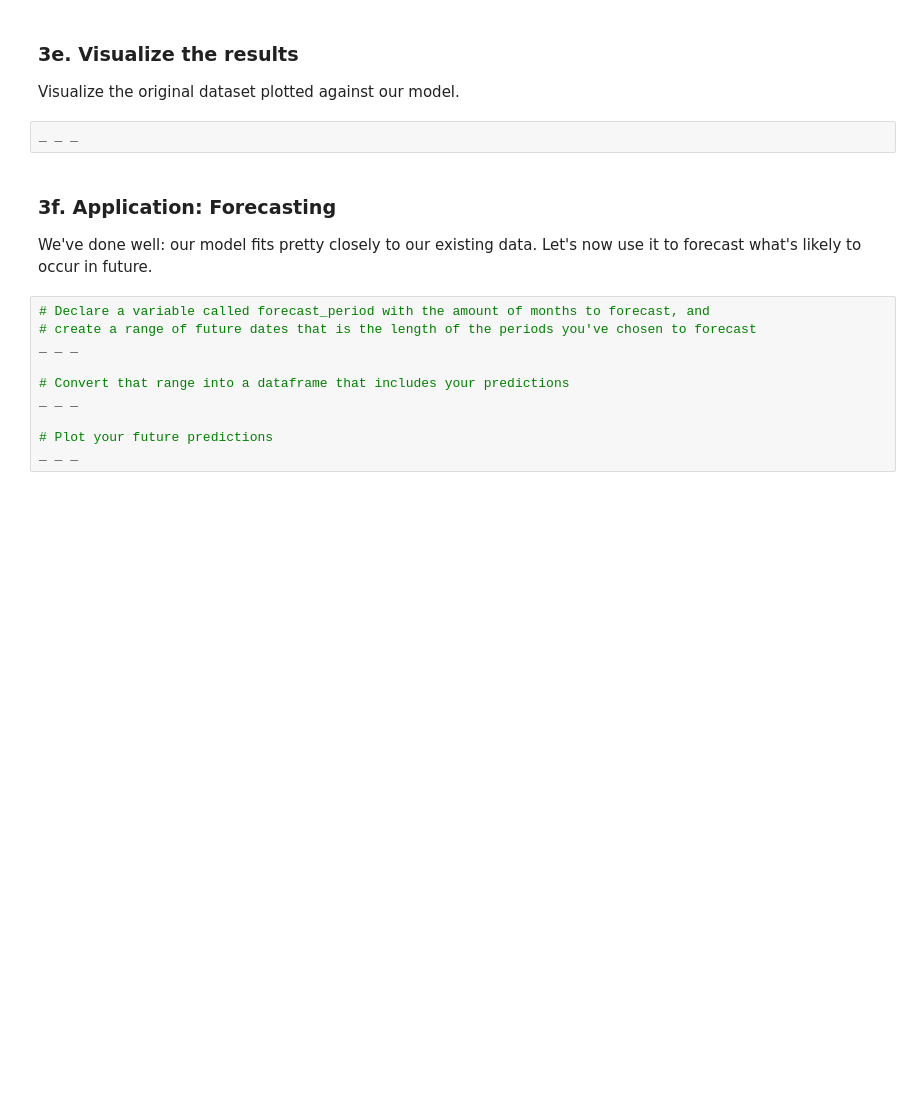
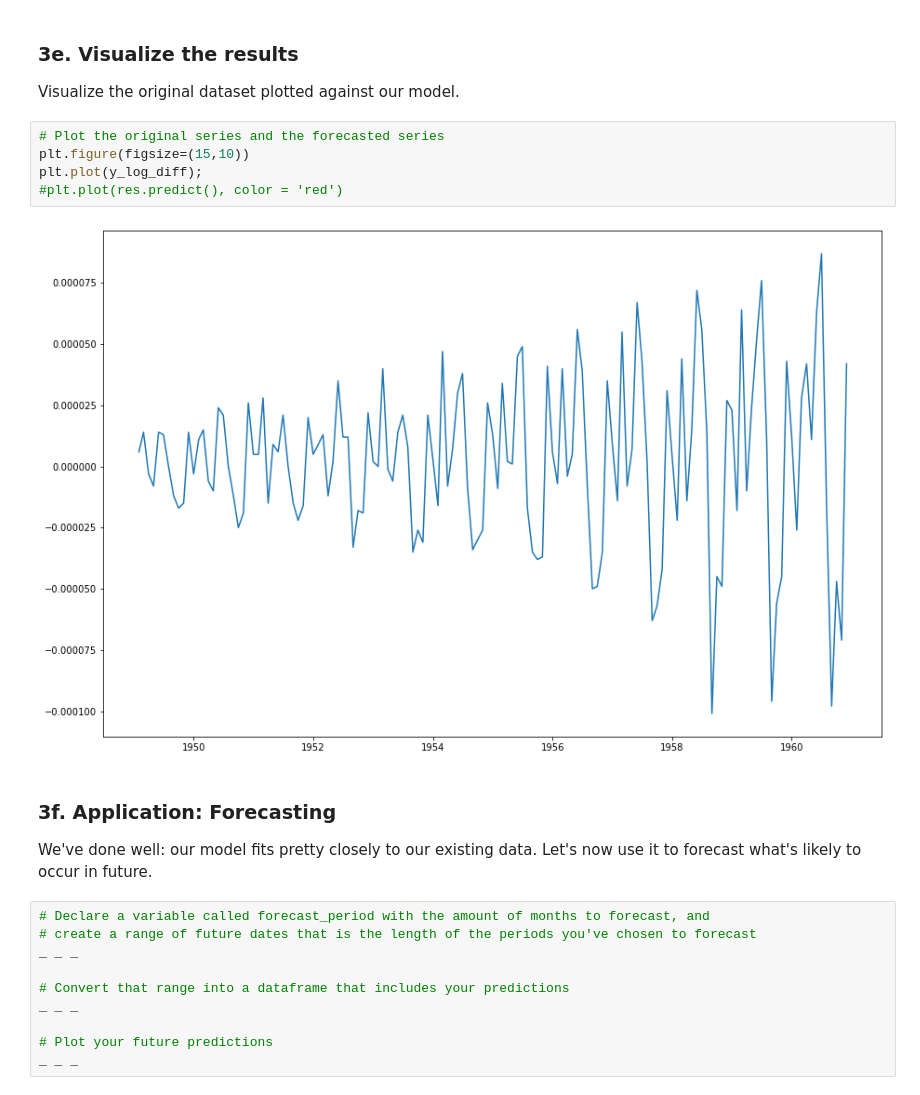
Before and after one commit to pablo-git8/Springboard-DS-Career-Track, a Jupyter notebook: Unit21-1_CowboyCigarretes_CS/Cowboy Cigarettes Case Study - Tier 3.ipynb, the cells around one changed output. Saved outputs shown, nothing was run; the diff lists cells and outputs as text; blank space fills up the shorter version.

```diff
--- a/Unit21-1_CowboyCigarretes_CS/Cowboy Cigarettes Case Study - Tier 3.ipynb
+++ b/Unit21-1_CowboyCigarretes_CS/Cowboy Cigarettes Case Study - Tier 3.ipynb
@@ -495,8 +552,13 @@ _ _ _
 ### 3e. Visualize the results
 
 Visualize the original dataset plotted against our model.
-# %%
-_ _ _
+# %%
+# Plot the original series and the forecasted series
+plt.figure(figsize=(15,10))
+plt.plot(y_log_diff);
+#plt.plot(res.predict(), color = 'red')
+# %% [output]
+[figure, added]
 # %% [markdown]
 ### 3f. Application: Forecasting
 
```
Also changed, not shown: parts of 9 cells of this notebook.
